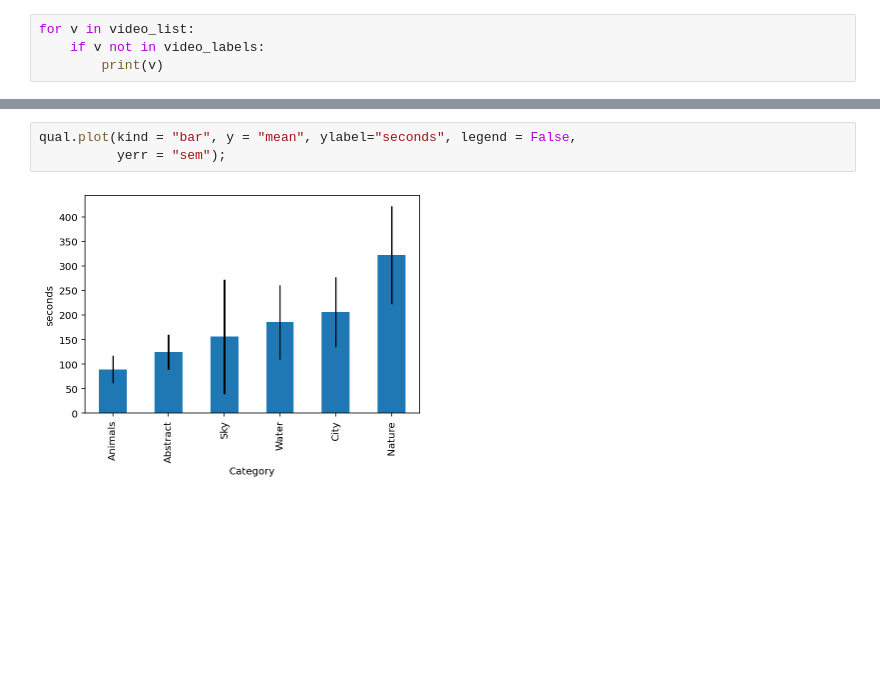
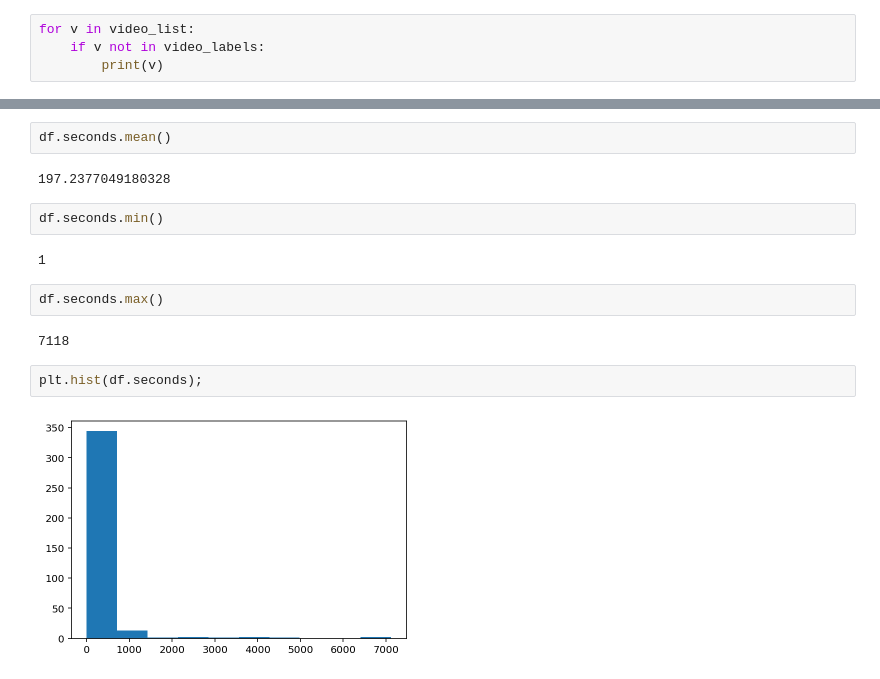
Before and after one commit to AurelienNioche/DoggyVision, a Jupyter notebook: main.ipynb, the cells around one changed output, grey strips where cells are left out. Drawn from its saved outputs; the diff is of its cells as text; blank space fills up the shorter version.

```diff
--- a/main.ipynb
+++ b/main.ipynb
@@ -172,5 +108,16 @@ qual
-# %%
-qual.plot(kind = "bar", y = "mean", ylabel="seconds", legend = False,
-          yerr = "sem");
-# %% [output]
-[figure, removed]
+# %%
+df.seconds.mean()
+# %% [output]
+197.2377049180328
+# %%
+df.seconds.min()
+# %% [output]
+1
+# %%
+df.seconds.max()
+# %% [output]
+7118
+# %%
+plt.hist(df.seconds);
+# %% [output]
+[figure, added]
```
Also changed, not shown: parts of 19 cells of this notebook, 6 other files.
